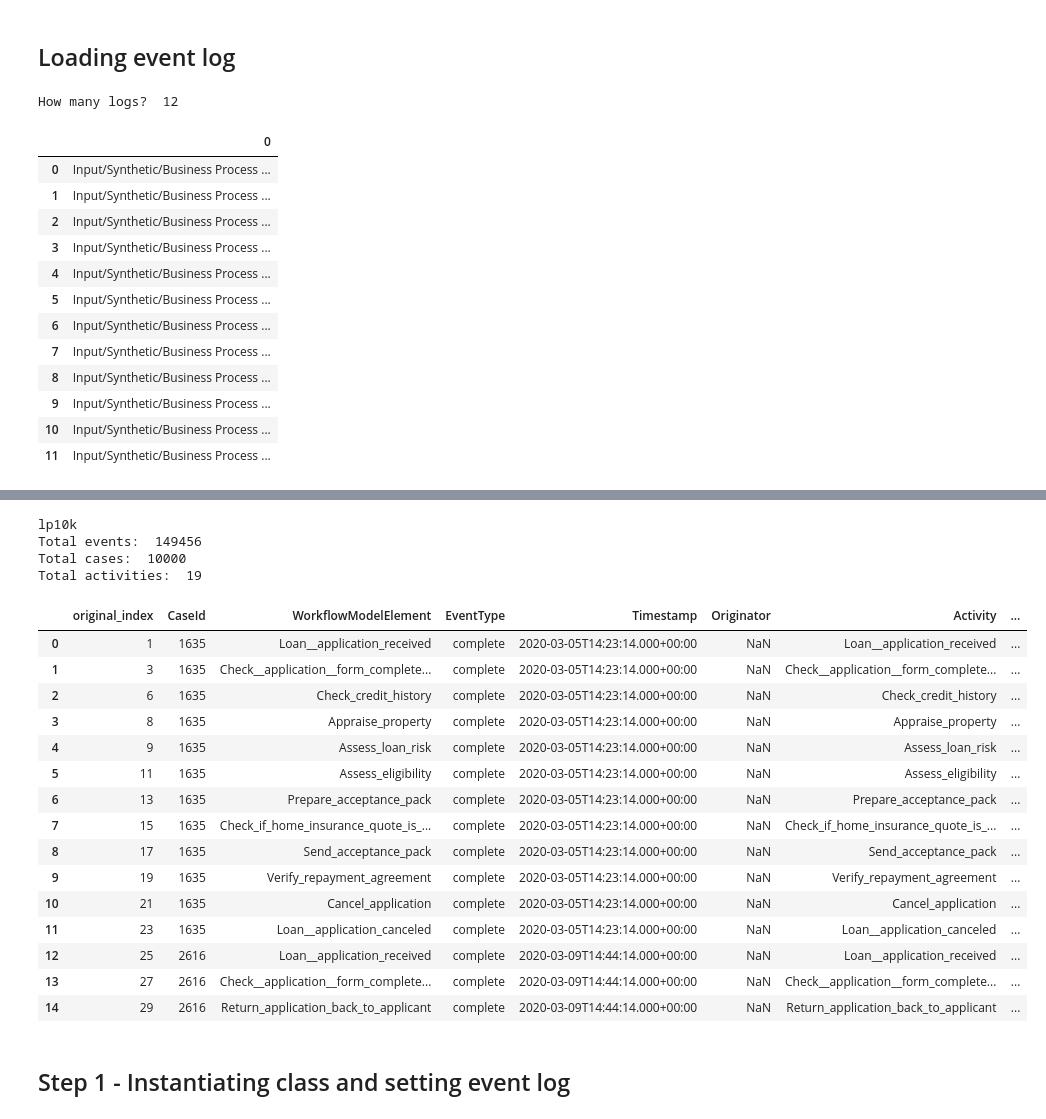
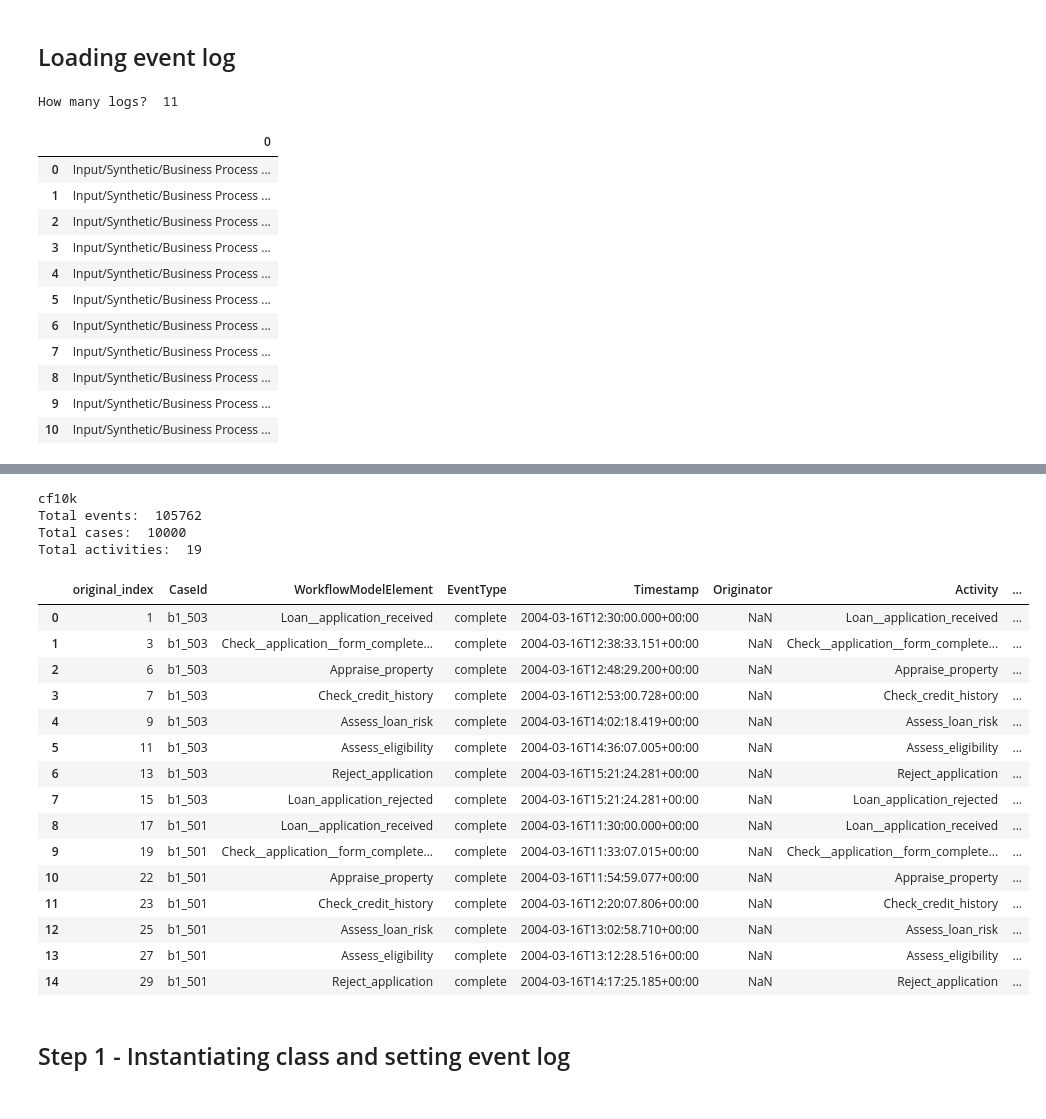
Before and after one commit to AC-Meira/Transition_Matrix_Process_Drift, a Jupyter notebook: Demonstration - Business Process Drift - (Maaradji - Fast).ipynb, the cells around one changed output, grey strips where cells are left out. Saved outputs shown, nothing was run; the diff lists cells and outputs as text; code cells hidden in the pictures.

```diff
--- a/Demonstration - Business Process Drift - (Maaradji - Fast).ipynb
+++ b/Demonstration - Business Process Drift - (Maaradji - Fast).ipynb
@@ -42,18 +42,18 @@ The autoreload extension is already loaded. To reload it, use:
 ## Loading event log
 # %%
 # Mapping all event_logs paths
-logs_path = glob.glob("Input/Synthetic/Business Process Drift (Maaradji - Fast)/logs/*/*k.*")
+logs_path = glob.glob("Input/Synthetic/Business Process Drift (Maaradji - Fast)/logs/*/*k.mxml")
 
 # Removing the logs with 2500 and 5000 events (based on Maaradji paper)
 # logs_path = [x for x in logs_path if "10" in x or "7.5" in x]
-change_patterns_excluded = ['IOR', 'IRO', 'OIR', 'ORI', 'RIO', 'ROI']
+change_patterns_excluded = ['IOR', 'IRO', 'OIR', 'ORI', 'RIO', 'ROI', 'cp']
 logs_path = [x for x in logs_path if "10" in x and not any(keyword in x for keyword in change_patterns_excluded)]
 
 # Showing mapped paths
 print("How many logs? ", len(logs_path))
 pd.DataFrame(logs_path)
 # %% [output]
-How many logs?  12
+How many logs?  11
 |  | 0 |
 | 0 | Input/Synthetic/Business Process ... |
 | 1 | Input/Synthetic/Business Process ... |
@@ -66,56 +66,55 @@ How many logs?  12
 | 8 | Input/Synthetic/Business Process ... |
 | 9 | Input/Synthetic/Business Process ... |
 | 10 | Input/Synthetic/Business Process ... |
-| 11 | Input/Synthetic/Business Process ... |
 # %% [markdown]
 <!-- ![Alt text](../Images/Concept_drift_firstcycle_steps_eng.png "General steps") -->
 # %%
 # Loading first event log
-log_path = logs_path[6]
+log_path = logs_path[2]
 print(log_path.split("\\")[-1].split(".")[0])
 event_log = TMPD_utils.parse_mxml(log_path)
 
 # This is a specifc step for this event log that separates in different rows the start and end of an activity. As we will only use one timestamp, we are filtering only the row representing the end of an activity.
 event_log = event_log[event_log.EventType == "complete"]
 
 # Save original event index
 event_log = event_log.reset_index(names='original_index')
 
 # Create an id based on the order of the event in the raw event log
 event_log["Event_order_id"] = event_log.index
 
 # This is a specifc step for this event log, because it have duplicated case ids. So we create a new case id.
 event_log["Trace_order"] = TMPD_utils.cumulative_counting(event_log["CaseId"])
 
 # # Add a Start and End activities case it doesn't have
 # event_log = TMPD_utils.add_start_end_activities(event_log=event_log, case_id_col="Trace_order", activity_col="Activity", timestamp_col="Timestamp")
 
 # Showing loaded event log
 print("Total events: ", len(event_log))
 print("Total cases: ", len(event_log.groupby('CaseId')))
 print("Total activities: ", len(event_log.groupby('Activity')))
 event_log.head(15)
 # %% [output]
-lp10k
-Total events:  149456
+cf10k
+Total events:  105762
 Total cases:  10000
 Total activities:  19
 |  | original_index | CaseId | WorkflowModelElement | EventType | Timestamp | Originator | Activity | ... |
-| 0 | 1 | 1635 | Loan__application_received | complete | 2020-03-05T14:23:14.000+00:00 | NaN | Loan__application_received | ... |
-| 1 | 3 | 1635 | Check__application__form_complete... | complete | 2020-03-05T14:23:14.000+00:00 | NaN | Check__application__form_complete... | ... |
-| 2 | 6 | 1635 | Check_credit_history | complete | 2020-03-05T14:23:14.000+00:00 | NaN | Check_credit_history | ... |
-| 3 | 8 | 1635 | Appraise_property | complete | 2020-03-05T14:23:14.000+00:00 | NaN | Appraise_property | ... |
-| 4 | 9 | 1635 | Assess_loan_risk | complete | 2020-03-05T14:23:14.000+00:00 | NaN | Assess_loan_risk | ... |
-| 5 | 11 | 1635 | Assess_eligibility | complete | 2020-03-05T14:23:14.000+00:00 | NaN | Assess_eligibility | ... |
-| 6 | 13 | 1635 | Prepare_acceptance_pack | complete | 2020-03-05T14:23:14.000+00:00 | NaN | Prepare_acceptance_pack | ... |
-| 7 | 15 | 1635 | Check_if_home_insurance_quote_is_... | complete | 2020-03-05T14:23:14.000+00:00 | NaN | Check_if_home_insurance_quote_is_... | ... |
-| 8 | 17 | 1635 | Send_acceptance_pack | complete | 2020-03-05T14:23:14.000+00:00 | NaN | Send_acceptance_pack | ... |
-| 9 | 19 | 1635 | Verify_repayment_agreement | complete | 2020-03-05T14:23:14.000+00:00 | NaN | Verify_repayment_agreement | ... |
-| 10 | 21 | 1635 | Cancel_application | complete | 2020-03-05T14:23:14.000+00:00 | NaN | Cancel_application | ... |
-| 11 | 23 | 1635 | Loan__application_canceled | complete | 2020-03-05T14:23:14.000+00:00 | NaN | Loan__application_canceled | ... |
-| 12 | 25 | 2616 | Loan__application_received | complete | 2020-03-09T14:44:14.000+00:00 | NaN | Loan__application_received | ... |
-| 13 | 27 | 2616 | Check__application__form_complete... | complete | 2020-03-09T14:44:14.000+00:00 | NaN | Check__application__form_complete... | ... |
-| 14 | 29 | 2616 | Return_application_back_to_applicant | complete | 2020-03-09T14:44:14.000+00:00 | NaN | Return_application_back_to_applicant | ... |
+| 0 | 1 | b1_503 | Loan__application_received | complete | 2004-03-16T12:30:00.000+00:00 | NaN | Loan__application_received | ... |
+| 1 | 3 | b1_503 | Check__application__form_complete... | complete | 2004-03-16T12:38:33.151+00:00 | NaN | Check__application__form_complete... | ... |
+| 2 | 6 | b1_503 | Appraise_property | complete | 2004-03-16T12:48:29.200+00:00 | NaN | Appraise_property | ... |
+| 3 | 7 | b1_503 | Check_credit_history | complete | 2004-03-16T12:53:00.728+00:00 | NaN | Check_credit_history | ... |
+| 4 | 9 | b1_503 | Assess_loan_risk | complete | 2004-03-16T14:02:18.419+00:00 | NaN | Assess_loan_risk | ... |
+| 5 | 11 | b1_503 | Assess_eligibility | complete | 2004-03-16T14:36:07.005+00:00 | NaN | Assess_eligibility | ... |
+| 6 | 13 | b1_503 | Reject_application | complete | 2004-03-16T15:21:24.281+00:00 | NaN | Reject_application | ... |
+| 7 | 15 | b1_503 | Loan_application_rejected | complete | 2004-03-16T15:21:24.281+00:00 | NaN | Loan_application_rejected | ... |
+| 8 | 17 | b1_501 | Loan__application_received | complete | 2004-03-16T11:30:00.000+00:00 | NaN | Loan__application_received | ... |
+| 9 | 19 | b1_501 | Check__application__form_complete... | complete | 2004-03-16T11:33:07.015+00:00 | NaN | Check__application__form_complete... | ... |
+| 10 | 22 | b1_501 | Appraise_property | complete | 2004-03-16T11:54:59.077+00:00 | NaN | Appraise_property | ... |
+| 11 | 23 | b1_501 | Check_credit_history | complete | 2004-03-16T12:20:07.806+00:00 | NaN | Check_credit_history | ... |
+| 12 | 25 | b1_501 | Assess_loan_risk | complete | 2004-03-16T13:02:58.710+00:00 | NaN | Assess_loan_risk | ... |
+| 13 | 27 | b1_501 | Assess_eligibility | complete | 2004-03-16T13:12:28.516+00:00 | NaN | Assess_eligibility | ... |
+| 14 | 29 | b1_501 | Reject_application | complete | 2004-03-16T14:17:25.185+00:00 | NaN | Reject_application | ... |
 # %% [markdown]
 ## Step 1 - Instantiating class and setting event log
 # %%
```
Also changed, not shown: parts of 15 cells of this notebook, 6 other files.
